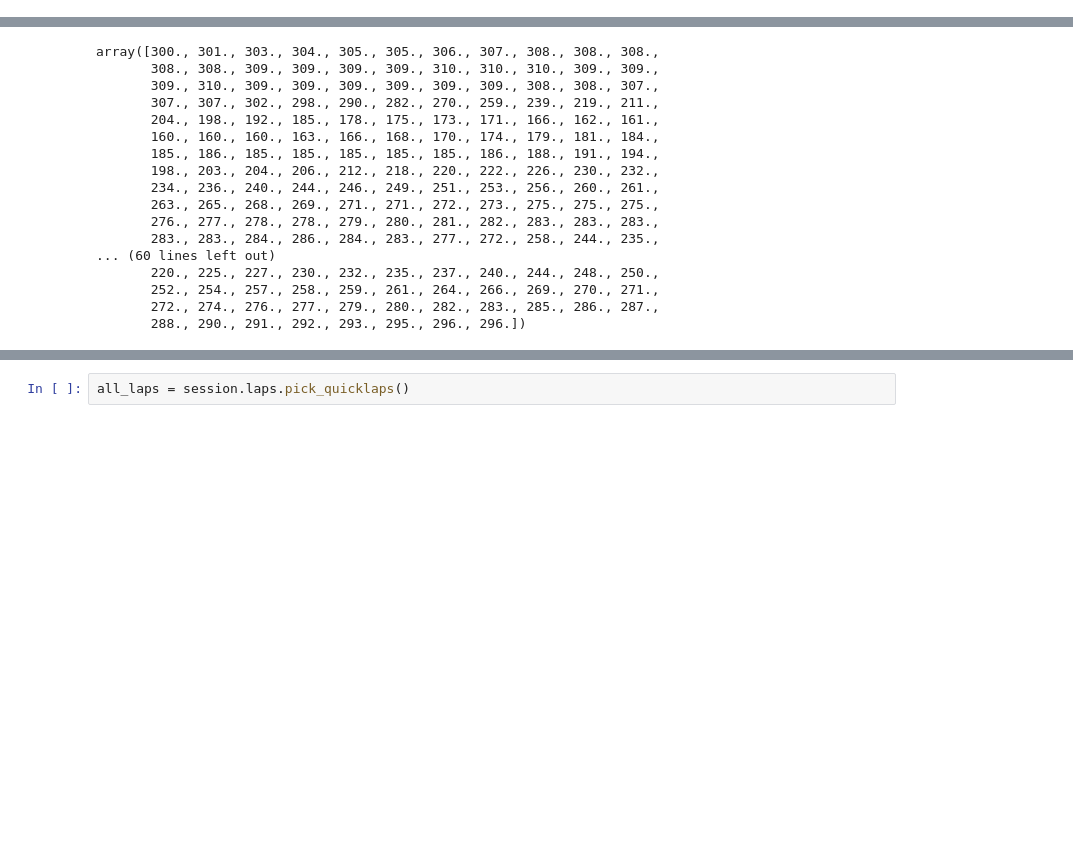
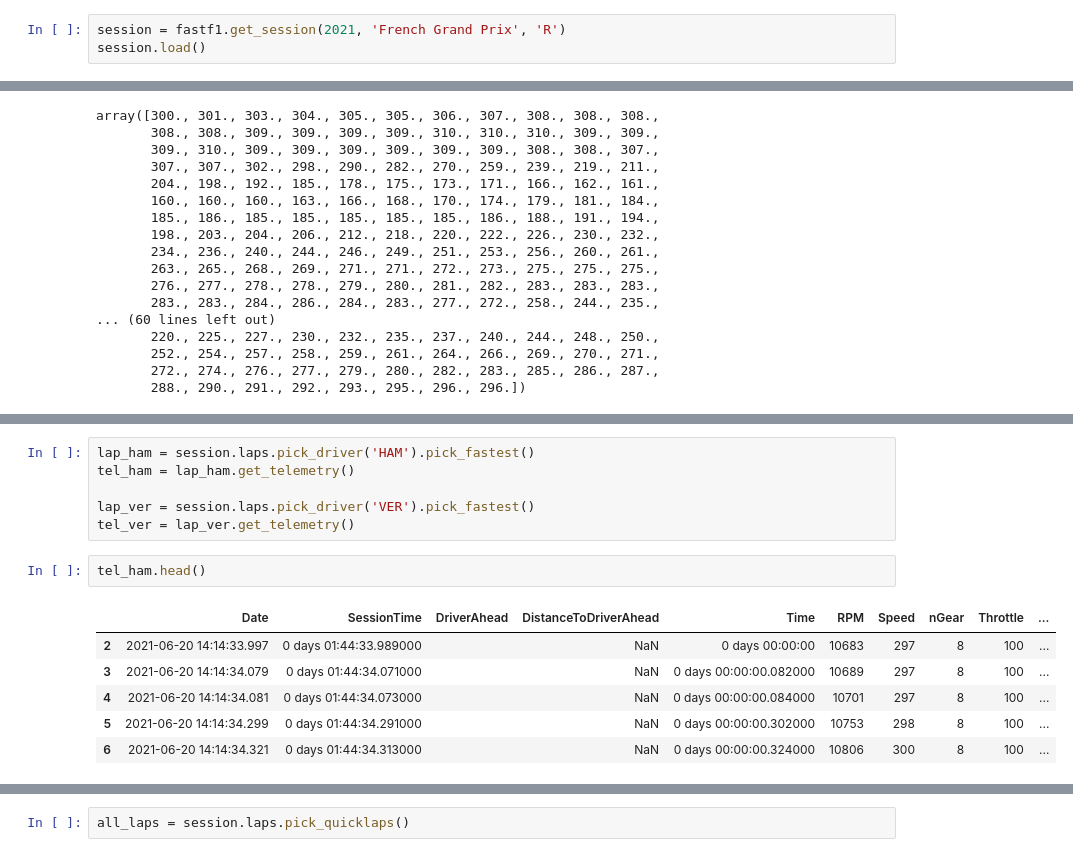
Before and after one commit to srikrishnaa97/F1-data-analysis, a Jupyter notebook: f1_data_analysis.ipynb, the cells around one changed output, grey strips where cells are left out. Drawn from its saved outputs; the diff is of its cells as text; blank space fills up the shorter version.

```diff
--- a/f1_data_analysis.ipynb
+++ b/f1_data_analysis.ipynb
@@ -693,3 +713,6 @@ events
 | 22 | 21 | Brazil | São Paulo | FORMULA 1 HEINEKEN GRANDE PRÊMIO ... | 2022-11-13 | São Paulo Grand Prix | sprint | Practice 1 | ... |
 | 23 | 22 | Abu Dhabi | Yas Island | FORMULA 1 ETIHAD AIRWAYS ABU DHAB... | 2022-11-20 | Abu Dhabi Grand Prix | conventional | Practice 1 | ... |
 24 rows × 23 columns
+# %%
+session = fastf1.get_session(2021, 'French Grand Prix', 'R')
+session.load()
@@ -784,0 +903,15 @@ fastf1.__version__
+# %%
+lap_ham = session.laps.pick_driver('HAM').pick_fastest()
+tel_ham = lap_ham.get_telemetry()
+
+lap_ver = session.laps.pick_driver('VER').pick_fastest()
+tel_ver = lap_ver.get_telemetry()
+# %%
+tel_ham.head()
+# %% [output]
+|  | Date | SessionTime | DriverAhead | DistanceToDriverAhead | Time | RPM | Speed | nGear | Throttle | ... |
+| 2 | 2021-06-20 14:14:33.997 | 0 days 01:44:33.989000 |  | NaN | 0 days 00:00:00 | 10683 | 297 | 8 | 100 | ... |
+| 3 | 2021-06-20 14:14:34.079 | 0 days 01:44:34.071000 |  | NaN | 0 days 00:00:00.082000 | 10689 | 297 | 8 | 100 | ... |
+| 4 | 2021-06-20 14:14:34.081 | 0 days 01:44:34.073000 |  | NaN | 0 days 00:00:00.084000 | 10701 | 297 | 8 | 100 | ... |
+| 5 | 2021-06-20 14:14:34.299 | 0 days 01:44:34.291000 |  | NaN | 0 days 00:00:00.302000 | 10753 | 298 | 8 | 100 | ... |
+| 6 | 2021-06-20 14:14:34.321 | 0 days 01:44:34.313000 |  | NaN | 0 days 00:00:00.324000 | 10806 | 300 | 8 | 100 | ... |
```
Also changed, not shown: parts of 46 cells of this notebook, 3 other files.
